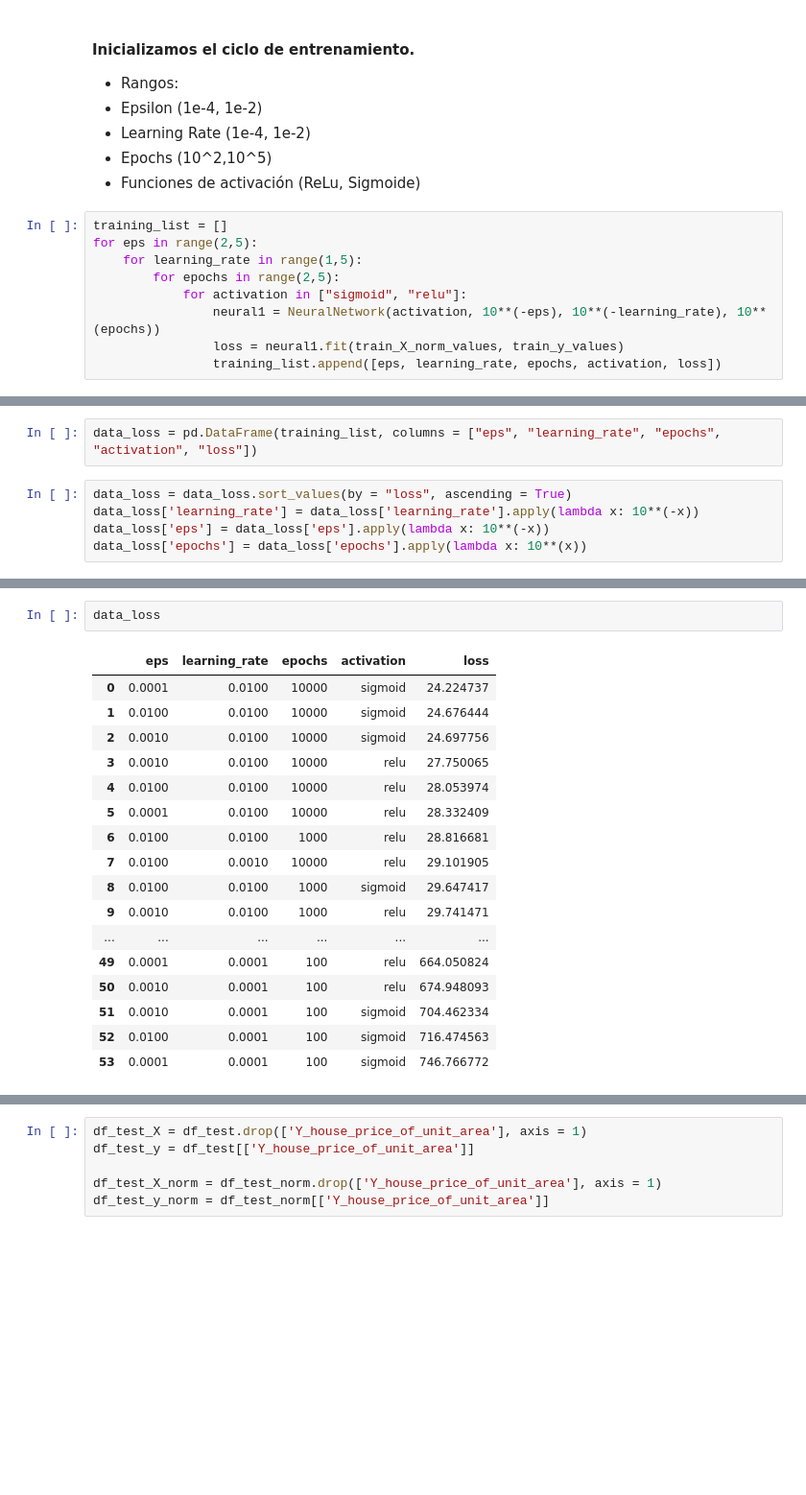
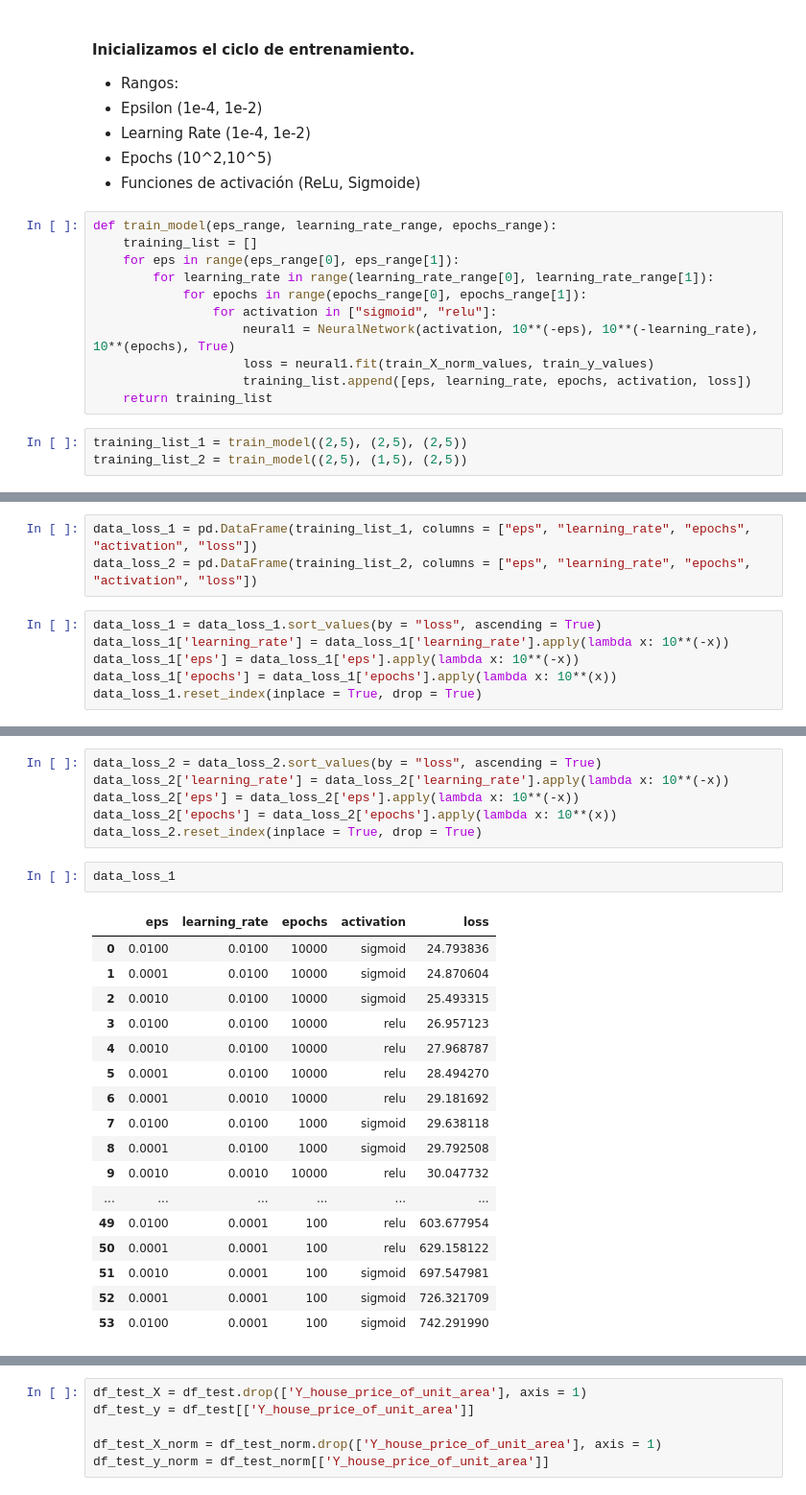
Before and after one commit to florianreyes/TP2_Metodos_Cantarovici_Reyes, a Jupyter notebook: TP2_Metodos_Canta_Reyes.ipynb, the cells around one changed output, grey strips where cells are left out. Shown at 96% size. Drawn from its saved outputs; the diff is of its cells as text; blank space fills up the shorter version.

```diff
--- a/TP2_Metodos_Canta_Reyes.ipynb
+++ b/TP2_Metodos_Canta_Reyes.ipynb
@@ -134,11 +152,16 @@ train_X_norm_values = df_train_X_norm.values.T
 - Epochs (10^2,10^5)
 - Funciones de activación (ReLu, Sigmoide)
 # %%
-training_list = []
-for eps in range(2,5):
-    for learning_rate in range(1,5):
-        for epochs in range(2,5):
-            for activation in ["sigmoid", "relu"]:
-                neural1 = NeuralNetwork(activation, 10**(-eps), 10**(-learning_rate), 10**(epochs))
-                loss = neural1.fit(train_X_norm_values, train_y_values)
-                training_list.append([eps, learning_rate, epochs, activation, loss])
+def train_model(eps_range, learning_rate_range, epochs_range):
+    training_list = []
+    for eps in range(eps_range[0], eps_range[1]):
+        for learning_rate in range(learning_rate_range[0], learning_rate_range[1]):
+            for epochs in range(epochs_range[0], epochs_range[1]):
+                for activation in ["sigmoid", "relu"]:
+                    neural1 = NeuralNetwork(activation, 10**(-eps), 10**(-learning_rate), 10**(epochs), True)
+                    loss = neural1.fit(train_X_norm_values, train_y_values)
+                    training_list.append([eps, learning_rate, epochs, activation, loss])
+    return training_list
+# %%
+training_list_1 = train_model((2,5), (2,5), (2,5))
+training_list_2 = train_model((2,5), (1,5), (2,5))
@@ -145,7 +170,9 @@ for eps in range(2,5):
 # %%
-data_loss = pd.DataFrame(training_list, columns = ["eps", "learning_rate", "epochs", "activation", "loss"])
+data_loss_1 = pd.DataFrame(training_list_1, columns = ["eps", "learning_rate", "epochs", "activation", "loss"])
+data_loss_2 = pd.DataFrame(training_list_2, columns = ["eps", "learning_rate", "epochs", "activation", "loss"])
 # %%
-data_loss = data_loss.sort_values(by = "loss", ascending = True)
-data_loss['learning_rate'] = data_loss['learning_rate'].apply(lambda x: 10**(-x))
-data_loss['eps'] = data_loss['eps'].apply(lambda x: 10**(-x))
-data_loss['epochs'] = data_loss['epochs'].apply(lambda x: 10**(x))
+data_loss_1 = data_loss_1.sort_values(by = "loss", ascending = True)
+data_loss_1['learning_rate'] = data_loss_1['learning_rate'].apply(lambda x: 10**(-x))
+data_loss_1['eps'] = data_loss_1['eps'].apply(lambda x: 10**(-x))
+data_loss_1['epochs'] = data_loss_1['epochs'].apply(lambda x: 10**(x))
+data_loss_1.reset_index(inplace = True, drop = True)
@@ -154,20 +179,26 @@ data_loss.reset_index(inplace = True, drop = True)
-# %%
-data_loss
-# %% [output]
-|  | eps | learning_rate | epochs | activation | loss |
-| 0 | 0.0001 | 0.0100 | 10000 | sigmoid | 24.224737 |
-| 1 | 0.0100 | 0.0100 | 10000 | sigmoid | 24.676444 |
-| 2 | 0.0010 | 0.0100 | 10000 | sigmoid | 24.697756 |
-| 3 | 0.0010 | 0.0100 | 10000 | relu | 27.750065 |
-| 4 | 0.0100 | 0.0100 | 10000 | relu | 28.053974 |
-| 5 | 0.0001 | 0.0100 | 10000 | relu | 28.332409 |
-| 6 | 0.0100 | 0.0100 | 1000 | relu | 28.816681 |
-| 7 | 0.0100 | 0.0010 | 10000 | relu | 29.101905 |
-| 8 | 0.0100 | 0.0100 | 1000 | sigmoid | 29.647417 |
-| 9 | 0.0010 | 0.0100 | 1000 | relu | 29.741471 |
-| ... | ... | ... | ... | ... | ... |
-| 49 | 0.0001 | 0.0001 | 100 | relu | 664.050824 |
-| 50 | 0.0010 | 0.0001 | 100 | relu | 674.948093 |
-| 51 | 0.0010 | 0.0001 | 100 | sigmoid | 704.462334 |
-| 52 | 0.0100 | 0.0001 | 100 | sigmoid | 716.474563 |
-| 53 | 0.0001 | 0.0001 | 100 | sigmoid | 746.766772 |
+# %%
+data_loss_2 = data_loss_2.sort_values(by = "loss", ascending = True)
+data_loss_2['learning_rate'] = data_loss_2['learning_rate'].apply(lambda x: 10**(-x))
+data_loss_2['eps'] = data_loss_2['eps'].apply(lambda x: 10**(-x))
+data_loss_2['epochs'] = data_loss_2['epochs'].apply(lambda x: 10**(x))
+data_loss_2.reset_index(inplace = True, drop = True)
+# %%
+data_loss_1
+# %% [output]
+|  | eps | learning_rate | epochs | activation | loss |
+| 0 | 0.0100 | 0.0100 | 10000 | sigmoid | 24.793836 |
+| 1 | 0.0001 | 0.0100 | 10000 | sigmoid | 24.870604 |
+| 2 | 0.0010 | 0.0100 | 10000 | sigmoid | 25.493315 |
+| 3 | 0.0100 | 0.0100 | 10000 | relu | 26.957123 |
+| 4 | 0.0010 | 0.0100 | 10000 | relu | 27.968787 |
+| 5 | 0.0001 | 0.0100 | 10000 | relu | 28.494270 |
+| 6 | 0.0001 | 0.0010 | 10000 | relu | 29.181692 |
+| 7 | 0.0100 | 0.0100 | 1000 | sigmoid | 29.638118 |
+| 8 | 0.0001 | 0.0100 | 1000 | sigmoid | 29.792508 |
+| 9 | 0.0010 | 0.0010 | 10000 | relu | 30.047732 |
+| ... | ... | ... | ... | ... | ... |
+| 49 | 0.0100 | 0.0001 | 100 | relu | 603.677954 |
+| 50 | 0.0001 | 0.0001 | 100 | relu | 629.158122 |
+| 51 | 0.0010 | 0.0001 | 100 | sigmoid | 697.547981 |
+| 52 | 0.0001 | 0.0001 | 100 | sigmoid | 726.321709 |
+| 53 | 0.0100 | 0.0001 | 100 | sigmoid | 742.291990 |
```
Also changed, not shown: parts of 6 cells of this notebook.
